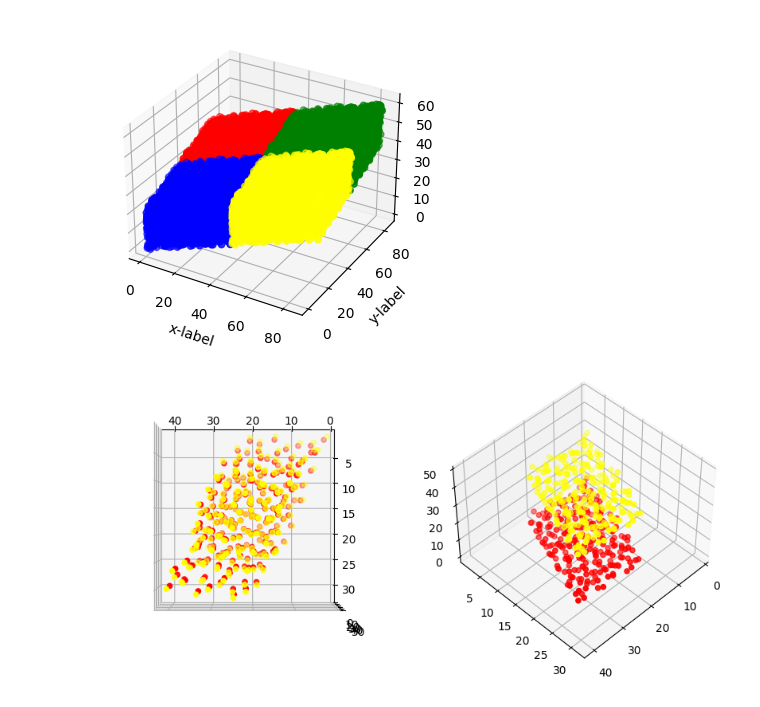
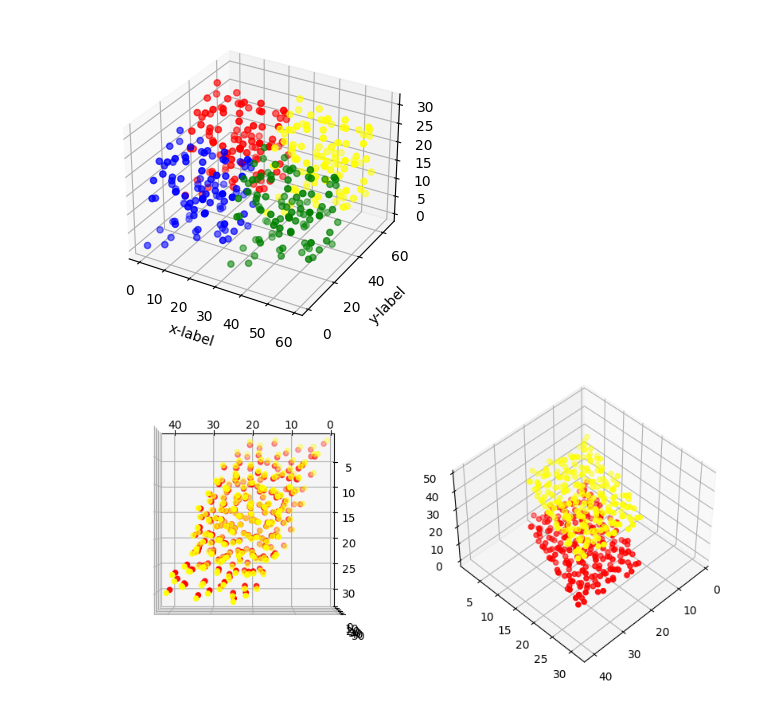
Before and after one commit to yaminbens/Proj23, a Jupyter notebook: DataManipulation.ipynb, the cells around one changed output. Saved outputs shown, nothing was run; the diff lists cells and outputs as text; code cells hidden in the pictures.

```diff
--- a/DataManipulation.ipynb
+++ b/DataManipulation.ipynb
@@ -62,0 +84,2 @@ class DataGen:
+# %%
+dat = DataGen()
@@ -75,30 +135,31 @@ coor = np.dot(np.concatenate((nc,nc+(1,0,0),nc+(0,1,0),nc+(1,1,0),nc+(1,0,1),nc+
 # %%
-xy,xz,yz = data.meta[0,2], data.meta[1,2], data.meta[2,2]
-Lx,Ly,Lz = data.meta[:,1]-data.meta[:,0]
-
-z=np.random.rand(10000,3)
+dat
+xy,xz,yz = dat.meta[0,2], dat.meta[1,2], dat.meta[2,2]
+lx,ly,lz = dat.meta[:,1]-dat.meta[:,0]
+T = np.array([[lx, xy,xz],[0, ly,yz],[0,0,lz]])
+z=np.random.rand(100,3)
 tmp = np.dot(z,T)
-tmp2 = np.dot(z+(0,1,0),T)
-tmp3 = np.dot(z+(1,1,0),T)
-tmp4 = np.dot(z+(1,0,0),T)
+tmp2 = z.dot(T)+np.array([0,1,0]).dot(T)
+tmp3 = z.dot(T)+np.array([1,0,0]).dot(T)
+tmp4 = z.dot(T)+np.array([1,1,0]).dot(T)
 
 
 
 # tmp = np.random.rand(10000,3)
 fig = plt.figure(figsize=(4, 4))
 ax = fig.add_subplot(projection='3d')
 ax.scatter(tmp[:,0],tmp[:,1],tmp[:,2],color='blue')
 ax.scatter(tmp2[:,0],tmp2[:,1],tmp2[:,2],color='red')
 ax.scatter(tmp3[:,0],tmp3[:,1],tmp3[:,2],color='green')
 ax.scatter(tmp4[:,0],tmp4[:,1],tmp4[:,2],color='yellow')
 
 plt.xlabel("x-label")
 plt.ylabel("y-label")
 # ax.view_init(90,10)
 
 plt.show()
 # %% [output]
-[figure, old version]
+[figure, new version]
 # %%
 
 xy,xz,yz = data.meta[0,2], data.meta[1,2], data.meta[2,2]
```
Also changed, not shown: parts of 5 cells of this notebook.
